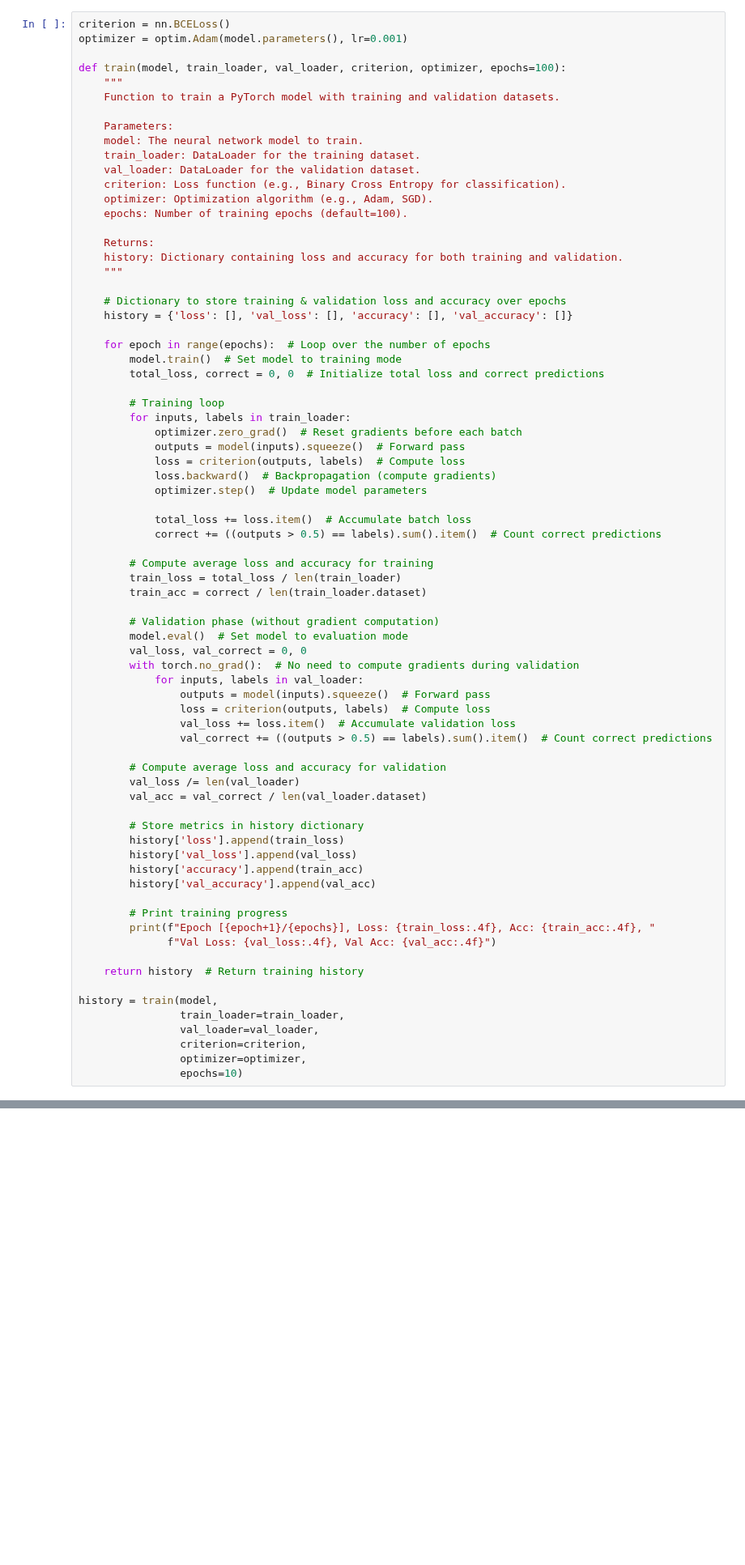
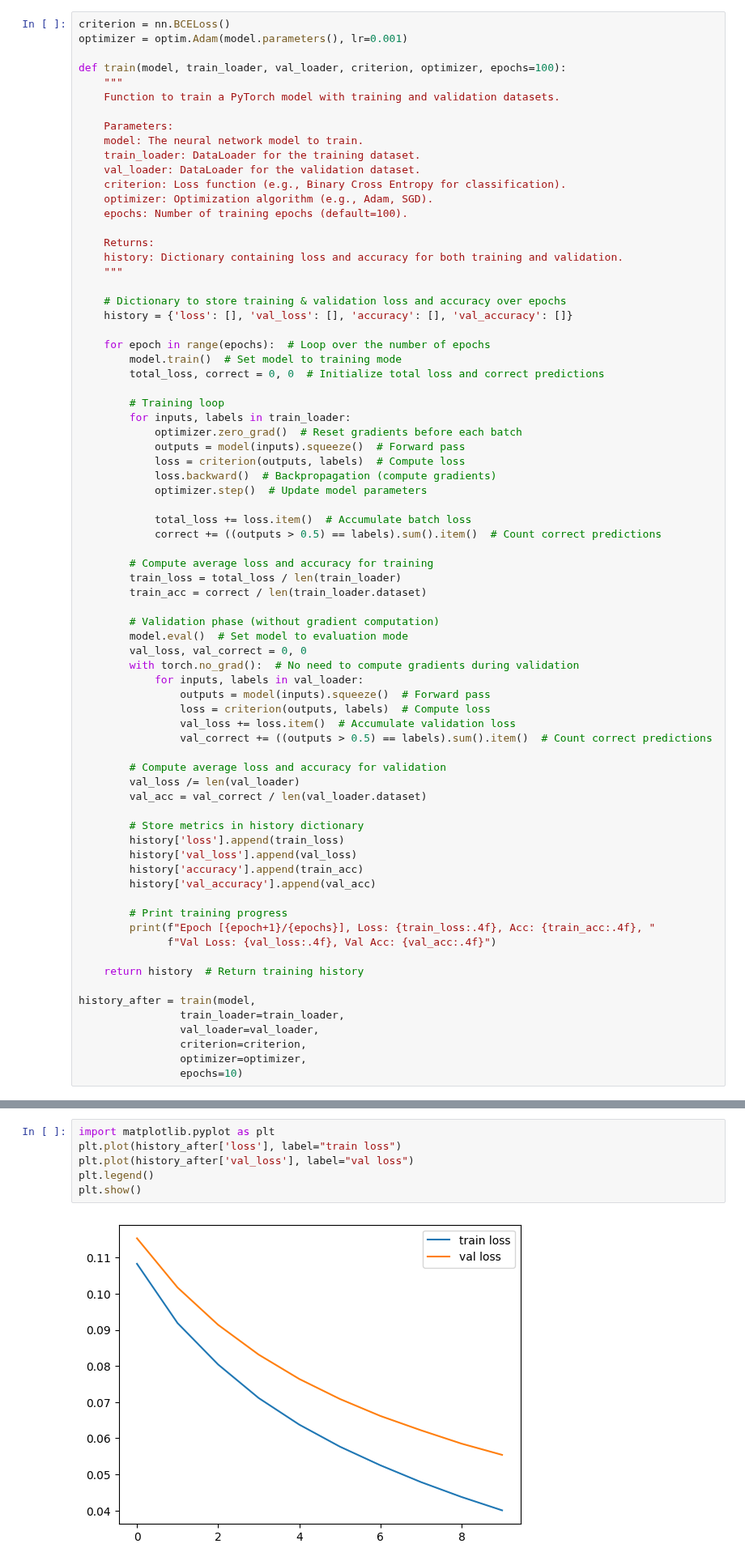
Before and after one commit to Martin691992/dsfs-od-11, a Jupyter notebook: deeplearning/eda/explore.ipynb, the cells around one changed output, grey strips where cells are left out. Shown at 81% size. Drawn from its saved outputs; the diff is of its cells as text; blank space fills up the shorter version.

```diff
--- a/deeplearning/eda/explore.ipynb
+++ b/deeplearning/eda/explore.ipynb
@@ -245,7 +231,7 @@ def train(model, train_loader, val_loader, criterion, optimizer, epochs=100):
 
     return history  # Return training history
 
-history = train(model,
+history_after = train(model,
                 train_loader=train_loader,
                 val_loader=val_loader,
                 criterion=criterion,
@@ -264,0 +252,8 @@ Epoch [10/10], Loss: 0.1105, Acc: 0.9843, Val Loss: 0.1378, Val Acc: 0.9713
+# %%
+import matplotlib.pyplot as plt
+plt.plot(history_after['loss'], label="train loss")
+plt.plot(history_after['val_loss'], label="val loss")
+plt.legend()
+plt.show()
+# %% [output]
+[figure, added]
```
Also changed, not shown: parts of 10 cells of this notebook, 1 other file.
